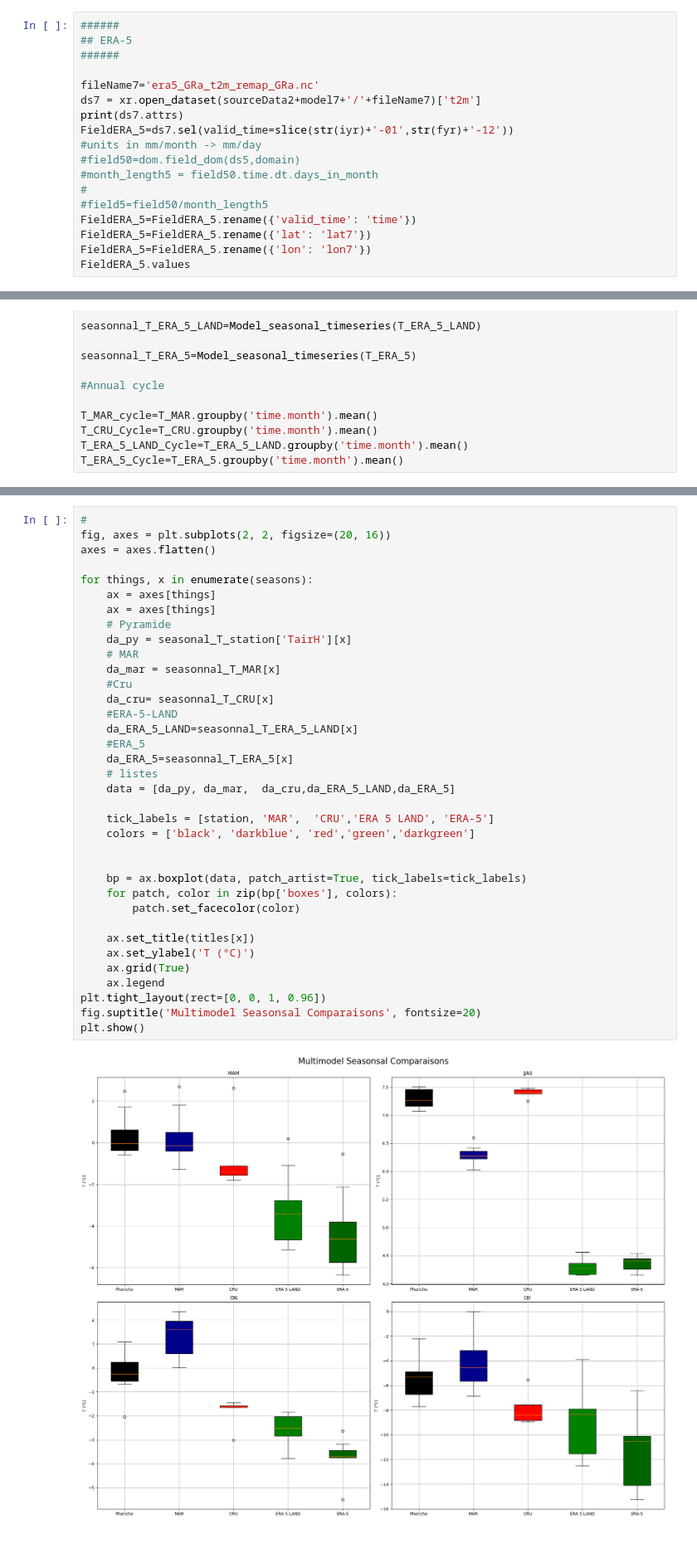
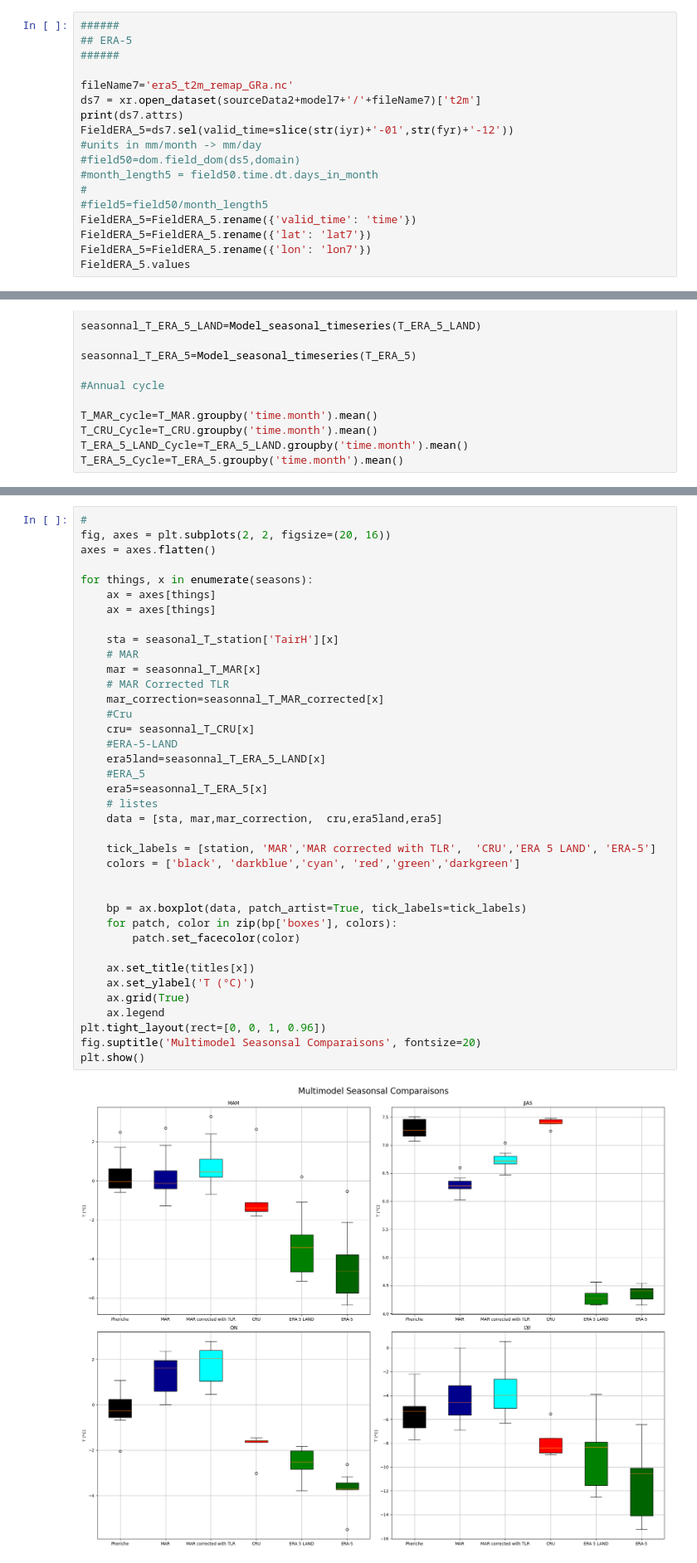
Before and after one commit to Andeol-ramb/MAR_HMA_GLACIOCLIM_Comparisons, a Jupyter notebook: Comparison_MAR_Reanalysis_Glacioclim/Comparisons_T_Pheriche_Multi-Models.ipynb, the cells around one changed output, grey strips where cells are left out. Shown at 83% size. Drawn from its saved outputs; the diff is of its cells as text.

```diff
--- a/Comparison_MAR_Reanalysis_Glacioclim/Comparisons_T_Pheriche_Multi-Models.ipynb
+++ b/Comparison_MAR_Reanalysis_Glacioclim/Comparisons_T_Pheriche_Multi-Models.ipynb
@@ -132,7 +132,7 @@ Attributes: (12/31)
 ## ERA-5
 ######
 
-fileName7='era5_GRa_t2m_remap_GRa.nc'
+fileName7='era5_t2m_remap_GRa.nc'
 ds7 = xr.open_dataset(sourceData2+model7+'/'+fileName7)['t2m']
 print(ds7.attrs)
 FieldERA_5=ds7.sel(valid_time=slice(str(iyr)+'-01',str(fyr)+'-12'))
@@ -533,38 +610,40 @@ print(elev_Station_Glacioclim)
 # %%
 #
 fig, axes = plt.subplots(2, 2, figsize=(20, 16))
 axes = axes.flatten()
 
 for things, x in enumerate(seasons):
     ax = axes[things]
     ax = axes[things]
-    # Pyramide
-    da_py = seasonal_T_station['TairH'][x]
+
+    sta = seasonal_T_station['TairH'][x]
     # MAR
-    da_mar = seasonnal_T_MAR[x]
+    mar = seasonnal_T_MAR[x]
+    # MAR Corrected TLR
+    mar_correction=seasonnal_T_MAR_corrected[x]
     #Cru
-    da_cru= seasonnal_T_CRU[x]
+    cru= seasonnal_T_CRU[x]
     #ERA-5-LAND
-    da_ERA_5_LAND=seasonnal_T_ERA_5_LAND[x]
+    era5land=seasonnal_T_ERA_5_LAND[x]
     #ERA_5
-    da_ERA_5=seasonnal_T_ERA_5[x]
+    era5=seasonnal_T_ERA_5[x]
     # listes
-    data = [da_py, da_mar,  da_cru,da_ERA_5_LAND,da_ERA_5]
+    data = [sta, mar,mar_correction,  cru,era5land,era5]
 
-    tick_labels = [station, 'MAR',  'CRU','ERA 5 LAND', 'ERA-5']
-    colors = ['black', 'darkblue', 'red','green','darkgreen']
+    tick_labels = [station, 'MAR','MAR corrected with TLR',  'CRU','ERA 5 LAND', 'ERA-5']
+    colors = ['black', 'darkblue','cyan', 'red','green','darkgreen']
 
 
     bp = ax.boxplot(data, patch_artist=True, tick_labels=tick_labels)
     for patch, color in zip(bp['boxes'], colors):
         patch.set_facecolor(color)
 
     ax.set_title(titles[x])
     ax.set_ylabel('T (°C)')
     ax.grid(True)
     ax.legend
 plt.tight_layout(rect=[0, 0, 1, 0.96])
 fig.suptitle('Multimodel Seasonsal Comparaisons', fontsize=20)
 plt.show()
 # %% [output]
-[figure, old version]
+[figure, new version]
```
Also changed, not shown: parts of 3 cells of this notebook, 9 other files.
